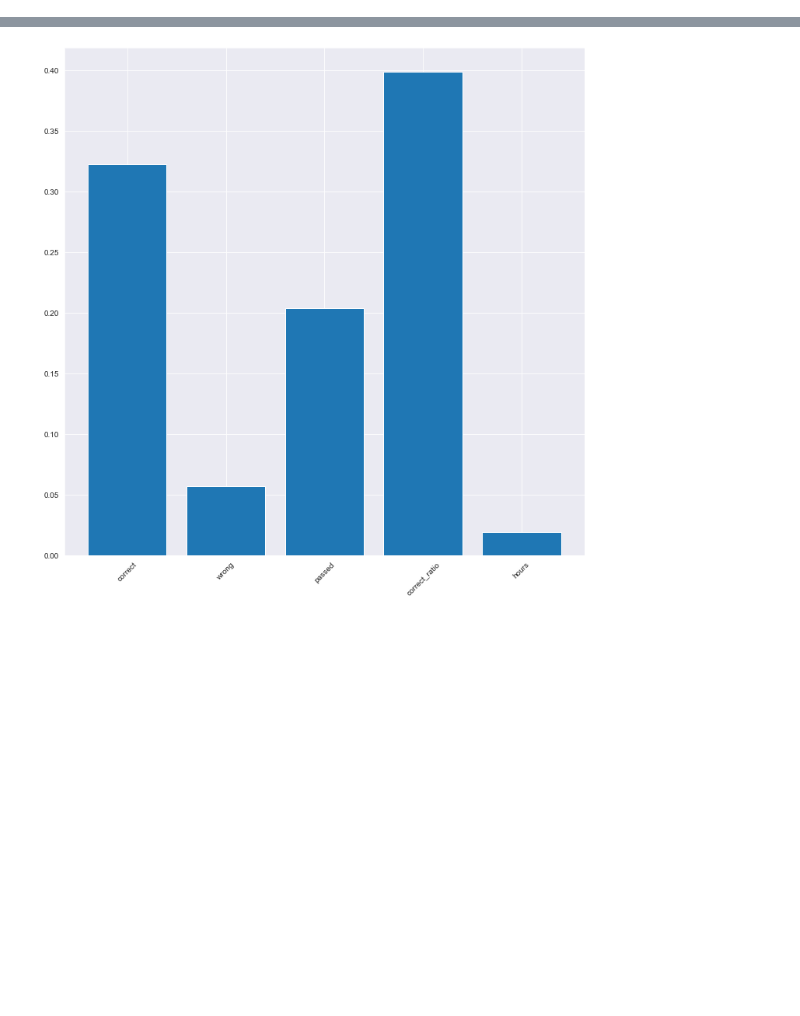
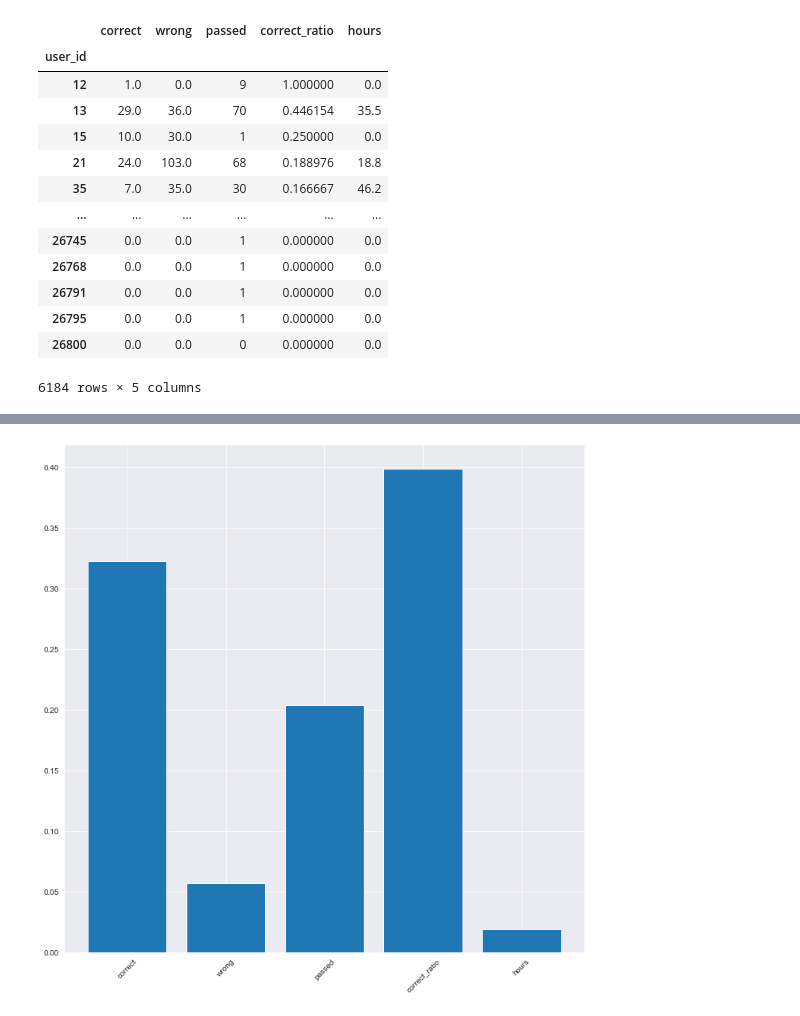
Before and after one commit to stepanskiba/ml_stepik_project, a Jupyter notebook: fit_and_predict.ipynb, the cells around one changed output, grey strips where cells are left out. Drawn from its saved outputs; the diff is of its cells as text; code cells hidden in the pictures; blank space fills up the shorter version.

```diff
--- a/fit_and_predict.ipynb
+++ b/fit_and_predict.ipynb
@@ -73,0 +111,19 @@ f1-score = 0.8935
+# %%
+X_valid = pd.read_csv('data/X_valid.csv', index_col='user_id')
+# %%
+X_valid
+# %% [output]
+|  | correct | wrong | passed | correct_ratio | hours |
+| user_id |  |  |  |  |  |
+| 12 | 1.0 | 0.0 | 9 | 1.000000 | 0.0 |
+| 13 | 29.0 | 36.0 | 70 | 0.446154 | 35.5 |
+| 15 | 10.0 | 30.0 | 1 | 0.250000 | 0.0 |
+| 21 | 24.0 | 103.0 | 68 | 0.188976 | 18.8 |
+| 35 | 7.0 | 35.0 | 30 | 0.166667 | 46.2 |
+| ... | ... | ... | ... | ... | ... |
+| 26745 | 0.0 | 0.0 | 1 | 0.000000 | 0.0 |
+| 26768 | 0.0 | 0.0 | 1 | 0.000000 | 0.0 |
+| 26791 | 0.0 | 0.0 | 1 | 0.000000 | 0.0 |
+| 26795 | 0.0 | 0.0 | 1 | 0.000000 | 0.0 |
+| 26800 | 0.0 | 0.0 | 0 | 0.000000 | 0.0 |
+6184 rows × 5 columns
```
Also changed, not shown: parts of 14 cells of this notebook, 1 other file.
